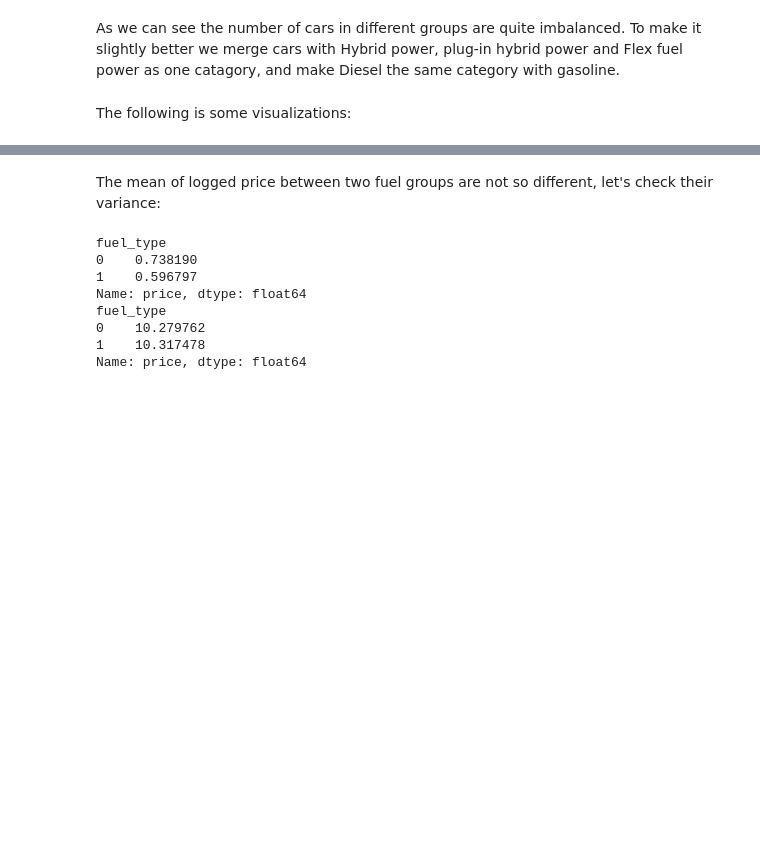
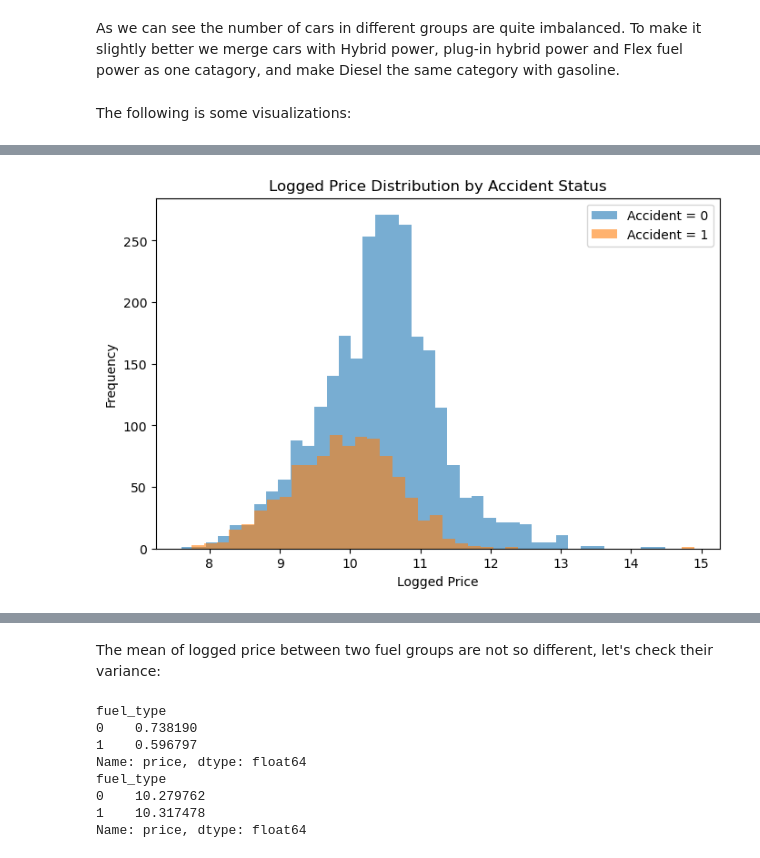
Before and after one commit to JustinTrenchcoat/Bayesian_Stat_2026, a Jupyter notebook: EDA.ipynb, the cells around one changed output, grey strips where cells are left out. Saved outputs shown, nothing was run; the diff lists cells and outputs as text; code cells hidden in the pictures; blank space fills up the shorter version.

```diff
--- a/EDA.ipynb
+++ b/EDA.ipynb
@@ -94,0 +97,17 @@ Text(0.5, 1.0, 'Accident vs Price')
+# %%
+fig, ax = plt.subplots(figsize=(8,5))
+
+price_no_acc = df_export[df_export["accident"] == 0]["price"]
+price_acc    = df_export[df_export["accident"] == 1]["price"]
+
+ax.hist(price_no_acc, bins=40, alpha=0.6, label="Accident = 0")
+ax.hist(price_acc, bins=40, alpha=0.6, label="Accident = 1")
+
+ax.set_title("Logged Price Distribution by Accident Status")
+ax.set_xlabel("Logged Price")
+ax.set_ylabel("Frequency")
+ax.legend()
+
+plt.show()
+# %% [output]
+[figure, added]
```
Also changed, not shown: parts of 6 cells of this notebook, 2 other files.
